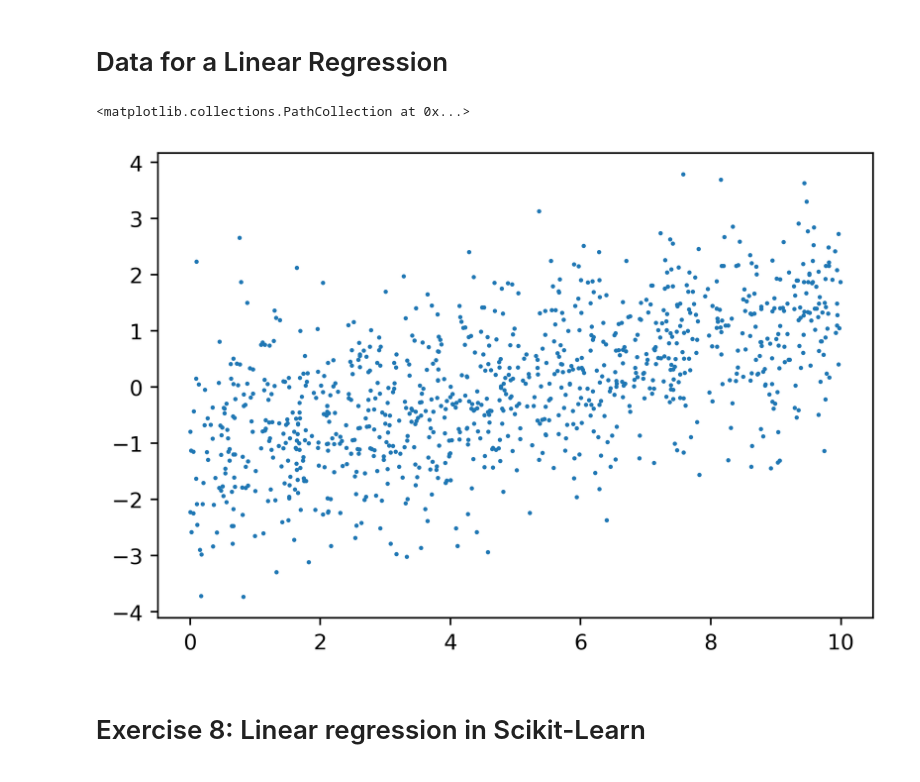
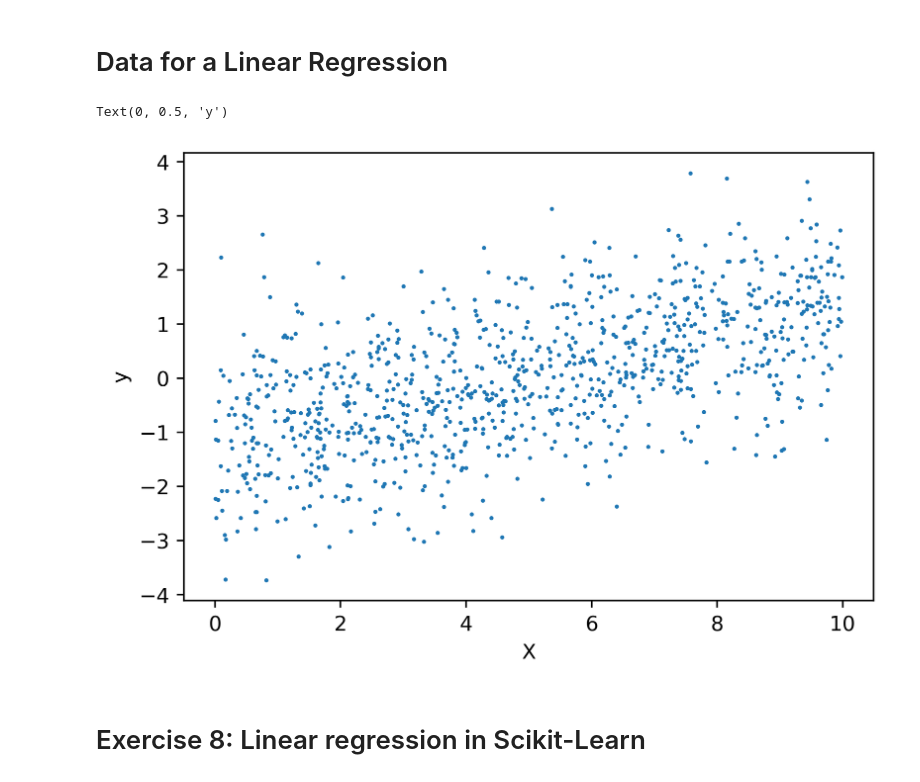
Before and after one commit to TrainingByPackt/Data-Science-Projects-With-Python-Second-Edition, a Jupyter notebook: Chapter_02/Chapter_02_Complete.ipynb, the cells around one changed output. Saved outputs shown, nothing was run; the diff lists cells and outputs as text; code cells hidden in the pictures.

```diff
--- a/Chapter_02/Chapter_02_Complete.ipynb
+++ b/Chapter_02/Chapter_02_Complete.ipynb
@@ -154,9 +160,11 @@ y = slope * X + rg.normal(loc=0.0, scale=1.0, size=(1000,)) + intercept
 mpl.rcParams['figure.dpi'] = 400
 # %%
 plt.scatter(X,y,s=1)
+plt.xlabel('X')
+plt.ylabel('y')
 # %% [output]
-<matplotlib.collections.PathCollection at 0x...>
+Text(0, 0.5, 'y')
-[figure, old version]
+[figure, new version]
 # %% [markdown]
 # Exercise 8: Linear regression in Scikit-Learn
 # %%
```
Also changed, not shown: parts of 7 cells of this notebook, 3 other files.
